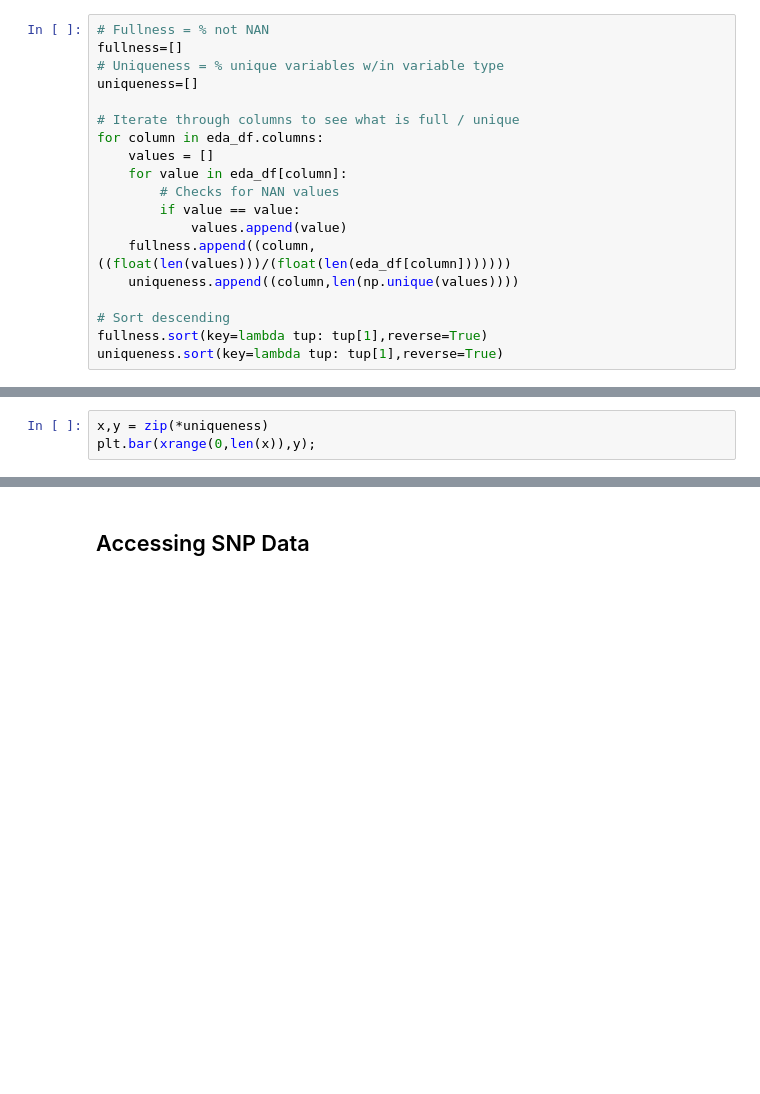
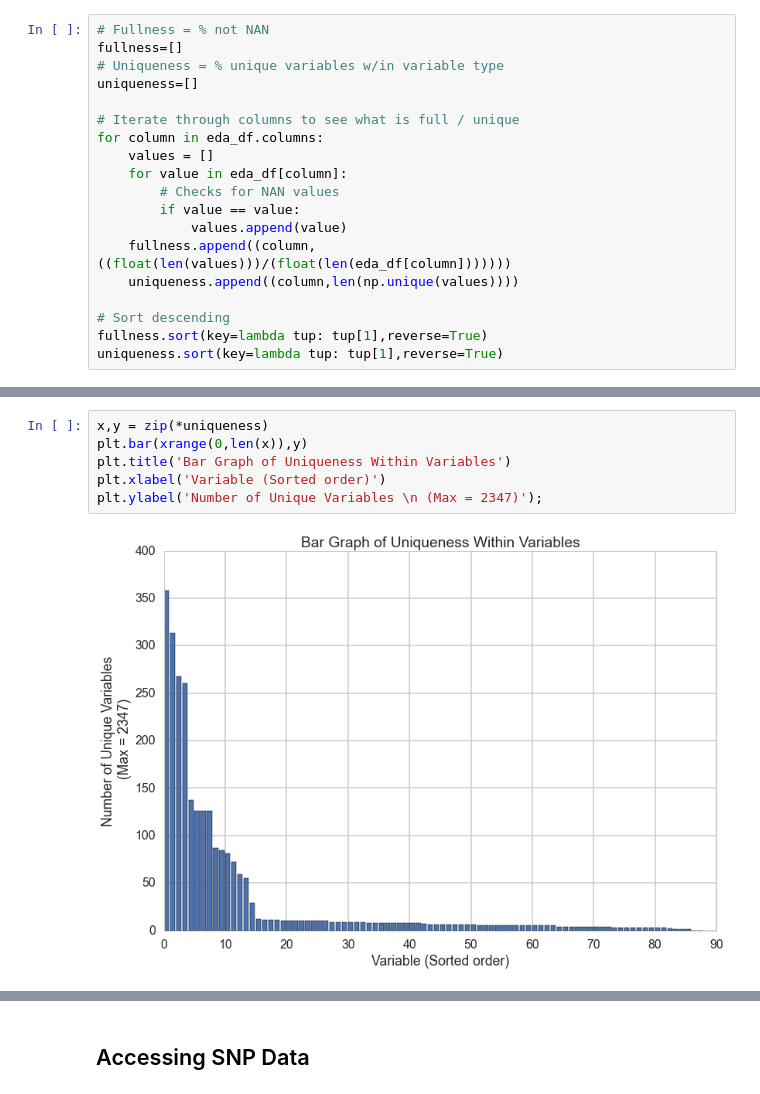
Before and after one commit to dylanpeterson/cs109-final-project, a Jupyter notebook: processbook.ipynb, the cells around one changed output, grey strips where cells are left out. Cells and saved outputs as stored; diff of their text form; blank space fills up the shorter version.

```diff
--- a/processbook.ipynb
+++ b/processbook.ipynb
@@ -384,6 +419,11 @@ plt.hist(y);
 # %%
 x,y = zip(*uniqueness)
-plt.bar(xrange(0,len(x)),y);
+plt.bar(xrange(0,len(x)),y)
+plt.title('Bar Graph of Uniqueness Within Variables')
+plt.xlabel('Variable (Sorted order)')
+plt.ylabel('Number of Unique Variables \n (Max = 2347)');
+# %% [output]
+[figure, added]
 # %%
 plt.bar(xrange(0,20),y[:20])
 plt.xticks(xrange(0,20),(x[:20]),rotation='vertical',);
```
Also changed, not shown: parts of 57 cells of this notebook, 1 other file.
